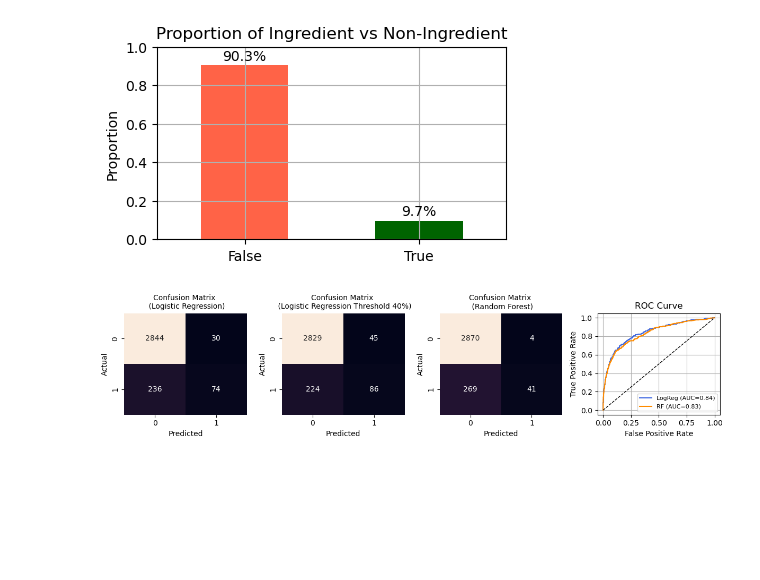
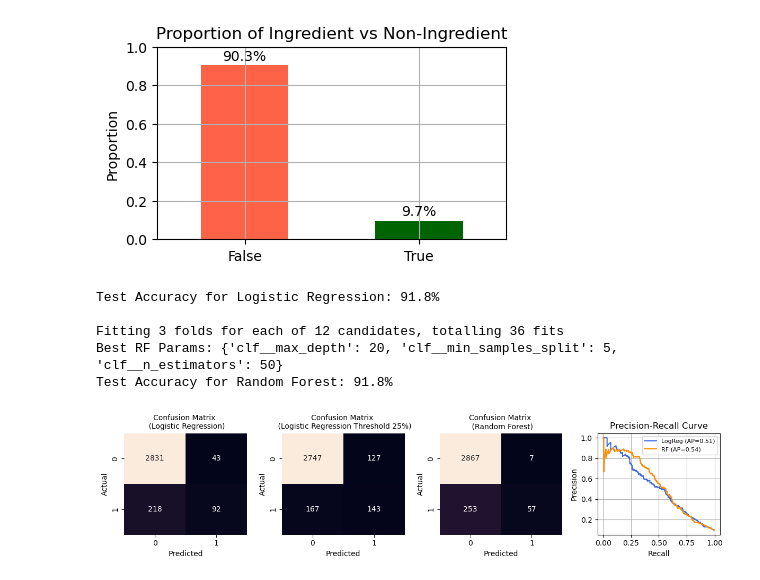
Before and after one commit to garimasc/RecipesInSpanish, a Jupyter notebook: ingredients.ipynb, the cells around one changed output. Cells and saved outputs as stored; diff of their text form; code cells hidden in the pictures; blank space fills up the shorter version.

```diff
--- a/ingredients.ipynb
+++ b/ingredients.ipynb
@@ -148,12 +148,18 @@ rf_pipe = Pipeline([
     ('clf', RandomForestClassifier(random_state=42))
 ])
 
-rf_grid = GridSearchCV(rf_pipe, rf_params, cv=3, n_jobs=-1, verbose=1, scoring= 'f1')
+rf_grid = GridSearchCV(rf_pipe, rf_params, cv=3, n_jobs=-1, verbose=1, scoring= 'recall')
 rf_grid.fit(X_train, y_train)
 
 print(f"Best RF Params: {rf_grid.best_params_}")
 
 print(f"Test Accuracy for Random Forest: {100*accuracy_score(y_test, rf_grid.predict(X_test)):.1f}%")
+# %% [output]
+Test Accuracy for Logistic Regression: 91.8%
+
+Fitting 3 folds for each of 12 candidates, totalling 36 fits
+Best RF Params: {'clf__max_depth': 20, 'clf__min_samples_split': 5, 'clf__n_estimators': 50}
+Test Accuracy for Random Forest: 91.8%
 # %%
 fig, axes = plt.subplots(1, 4, figsize=(12, 3))
 
@@ -161,45 +167,46 @@ fig, axes = plt.subplots(1, 4, figsize=(12, 3))
 logreg_cm = confusion_matrix(y_test, logreg_pipe.predict(X_test))
 sns.heatmap(logreg_cm, annot=True, fmt='d', cmap='rocket', ax=axes[0], cbar=False)
 axes[0].set_title('Confusion Matrix \n (Logistic Regression)', fontsize= 10)
 axes[0].set_xlabel('Predicted')
 axes[0].set_ylabel('Actual')
 
 # Logistic Regression confusion matrix with threshold 0.25
 # Apply threshold of 0.3
 y_pred_var = (logreg_pipe.predict_proba(X_test)[:, 1] >= 0.25).astype(int)
 logreg_cm_var = confusion_matrix(y_test, y_pred_var)
 sns.heatmap(logreg_cm_var, annot=True, fmt='d', cmap='rocket', ax=axes[1], cbar=False)
 axes[1].set_title('Confusion Matrix \n (Logistic Regression Threshold 25%)', fontsize= 10)
 axes[1].set_xlabel('Predicted')
 axes[1].set_ylabel('Actual')
 
 # Random Forest confusion matrix
 rf_cm = confusion_matrix(y_test, rf_grid.predict(X_test))
 sns.heatmap(rf_cm, annot=True, fmt='d', cmap='rocket', ax=axes[2], cbar=False)
 axes[2].set_title('Confusion Matrix \n (Random Forest)', fontsize= 10)
 axes[2].set_xlabel('Predicted')
 axes[2].set_ylabel('Actual')
 
-# Logistic Regression ROC
 y_score_logreg = logreg_pipe.predict_proba(X_test)[:, 1]
-fpr_logreg, tpr_logreg, _ = roc_curve(y_test, y_score_logreg)
-roc_auc_logreg = auc(fpr_logreg, tpr_logreg)
+y_score_rf = rf_grid.predict_proba(X_test)[:,1]
+# Logistic Regression PR
+precision_logreg, recall_logreg, _ = precision_recall_curve(y_test, y_score_logreg)
+ap_logreg = average_precision_score(y_test, y_score_logreg)
+axes[3].plot(recall_logreg, precision_logreg, label=f'LogReg (AP={ap_logreg:.2f})', color='royalblue')
 
-# Random Forest ROC
-y_score_rf = rf_grid.predict_proba(X_test)[:, 1]
-fpr_rf, tpr_rf, _ = roc_curve(y_test, y_score_rf)
-roc_auc_rf = auc(fpr_rf, tpr_rf)
+# Random Forest PR
+precision_rf, recall_rf, _ = precision_recall_curve(y_test, y_score_rf)
+ap_rf = average_precision_score(y_test, y_score_rf)
+axes[3].plot(recall_rf, precision_rf, label=f'RF (AP={ap_rf:.2f})', color='darkorange')
 
-axes[3].plot(fpr_logreg, tpr_logreg, label=f'LogReg (AUC={roc_auc_logreg:.2f})', color='royalblue')
-axes[3].plot(fpr_rf, tpr_rf, label=f'RF (AUC={roc_auc_rf:.2f})', color='darkorange')
-axes[3].plot([0, 1], [0, 1], 'k--', lw=1)
-axes[3].set_title('ROC Curve')
-axes[3].set_xlabel('False Positive Rate')
-axes[3].set_ylabel('True Positive Rate')
-axes[3].legend(loc='lower right', fontsize= 8)
+# Plot formatting
+axes[3].set_title('Precision-Recall Curve')
+axes[3].set_xlabel('Recall')
+axes[3].set_ylabel('Precision')
+axes[3].legend(loc='upper right', fontsize=8)
 axes[3].grid(True)
+
 
 plt.tight_layout()
 plt.show()
 # %% [output]
-[figure, old version]
+[figure, new version]
```
Also changed, not shown: parts of 11 cells of this notebook.
